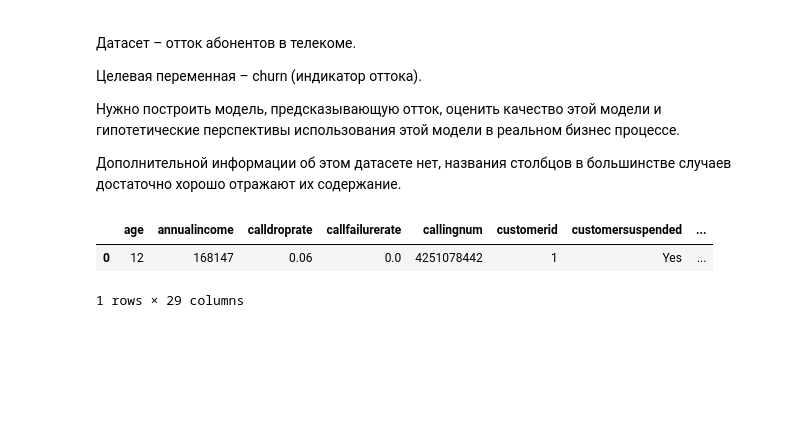
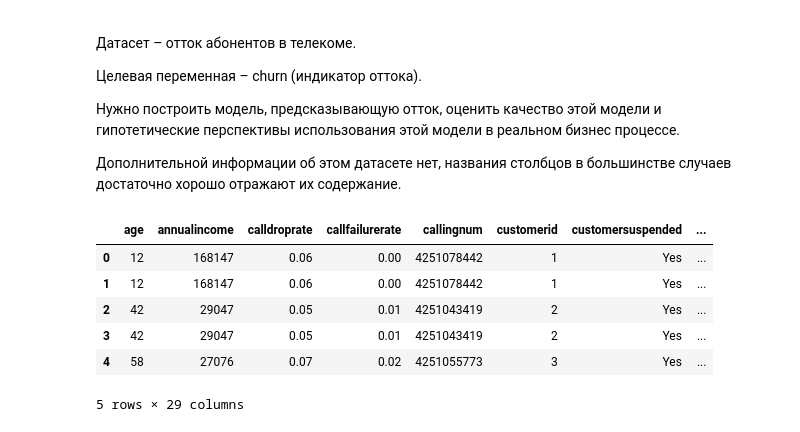
Before and after one commit to loverberg/portfolio, a Jupyter notebook: Big_Data_MTC/churn_analysis.ipynb, the cells around one changed output. Drawn from its saved outputs; the diff is of its cells as text; code cells hidden in the pictures; blank space fills up the shorter version.

```diff
--- a/Big_Data_MTC/churn_analysis.ipynb
+++ b/Big_Data_MTC/churn_analysis.ipynb
@@ -21,12 +30,16 @@ import re
 # %%
 # read the file and print the first line
 telco = pd.read_csv('telco-customer-churn.csv')
 
-telco.head(1)
+telco.head()
 # %% [output]
 |  | age | annualincome | calldroprate | callfailurerate | callingnum | customerid | customersuspended | ... |
-| 0 | 12 | 168147 | 0.06 | 0.0 | 4251078442 | 1 | Yes | ... |
+| 0 | 12 | 168147 | 0.06 | 0.00 | 4251078442 | 1 | Yes | ... |
+| 1 | 12 | 168147 | 0.06 | 0.00 | 4251078442 | 1 | Yes | ... |
+| 2 | 42 | 29047 | 0.05 | 0.01 | 4251043419 | 2 | Yes | ... |
+| 3 | 42 | 29047 | 0.05 | 0.01 | 4251043419 | 2 | Yes | ... |
+| 4 | 58 | 27076 | 0.07 | 0.02 | 4251055773 | 3 | Yes | ... |
-1 rows × 29 columns
+5 rows × 29 columns
 # %%
 # descriptive statistics
 telco.describe()
```
Also changed, not shown: parts of 10 cells of this notebook.
